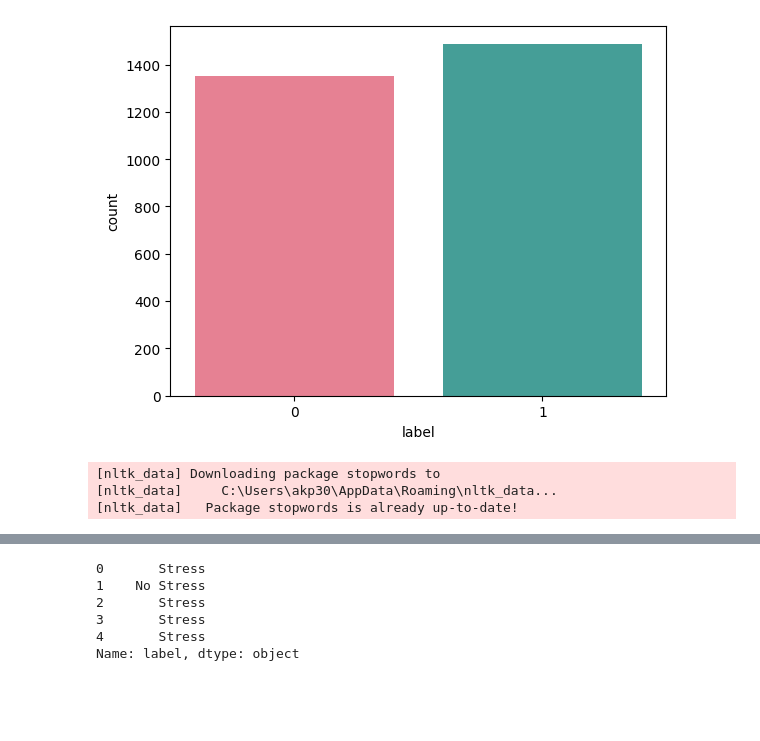
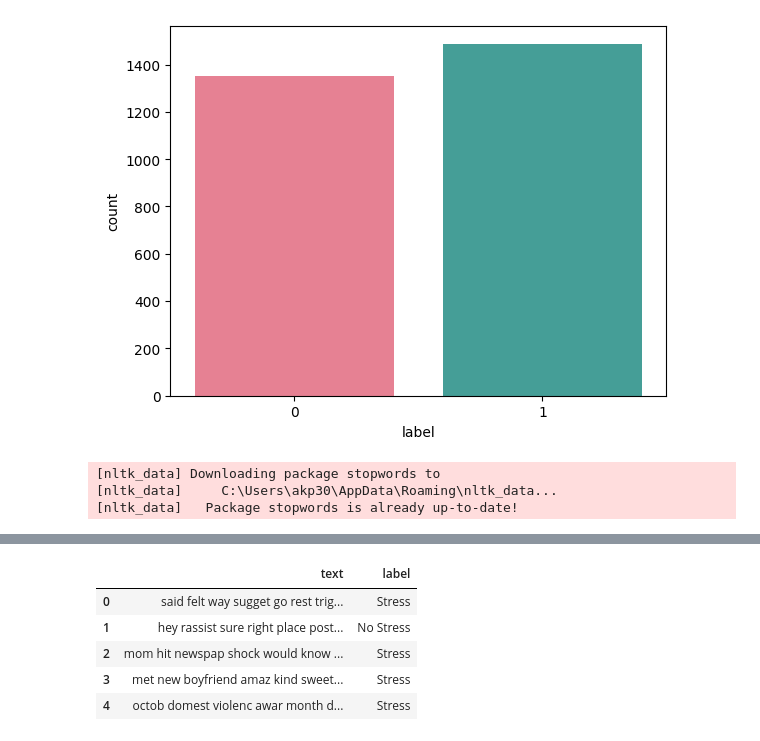
Before and after one commit to ankitpakhale/StressDetection, a Jupyter notebook: StressDetection.ipynb, the cells around one changed output, grey strips where cells are left out. Drawn from its saved outputs; the diff is of its cells as text; code cells hidden in the pictures; blank space fills up the shorter version.

```diff
--- a/StressDetection.ipynb
+++ b/StressDetection.ipynb
@@ -217,19 +222,20 @@ plt.show()
 # %%
-# data['label'] = data['label'].map({0: "No Stress", 1: "Stress"})
+data['label'] = data['label'].map({0: "No Stress", 1: "Stress"})
 
 # same code below for batter understanding
 
-for i in range(len(data['label'])):
-    if data['label'][i] == 0:
-        data['label'][i] = "No Stress"
-    elif data['label'][i] == 1:
-        data['label'][i] = "Stress"
+# for i in range(len(data['label'])):
+#     if data['label'][i] == 0:
+#         data['label'][i] = "No Stress"
+#     elif data['label'][i] == 1:
+#         data['label'][i] = "Stress"
 # %%
-data['label'].head()
+data = data[['text', 'label']]
+data.head()
 # %% [output]
-0       Stress
-1    No Stress
-2       Stress
-3       Stress
-4       Stress
-Name: label, dtype: object
+|  | text | label |
+| 0 | said felt way sugget go rest trig... | Stress |
+| 1 | hey rassist sure right place post... | No Stress |
+| 2 | mom hit newspap shock would know ... | Stress |
+| 3 | met new boyfriend amaz kind sweet... | Stress |
+| 4 | octob domest violenc awar month d... | Stress |
```
Also changed, not shown: parts of 17 cells of this notebook.
